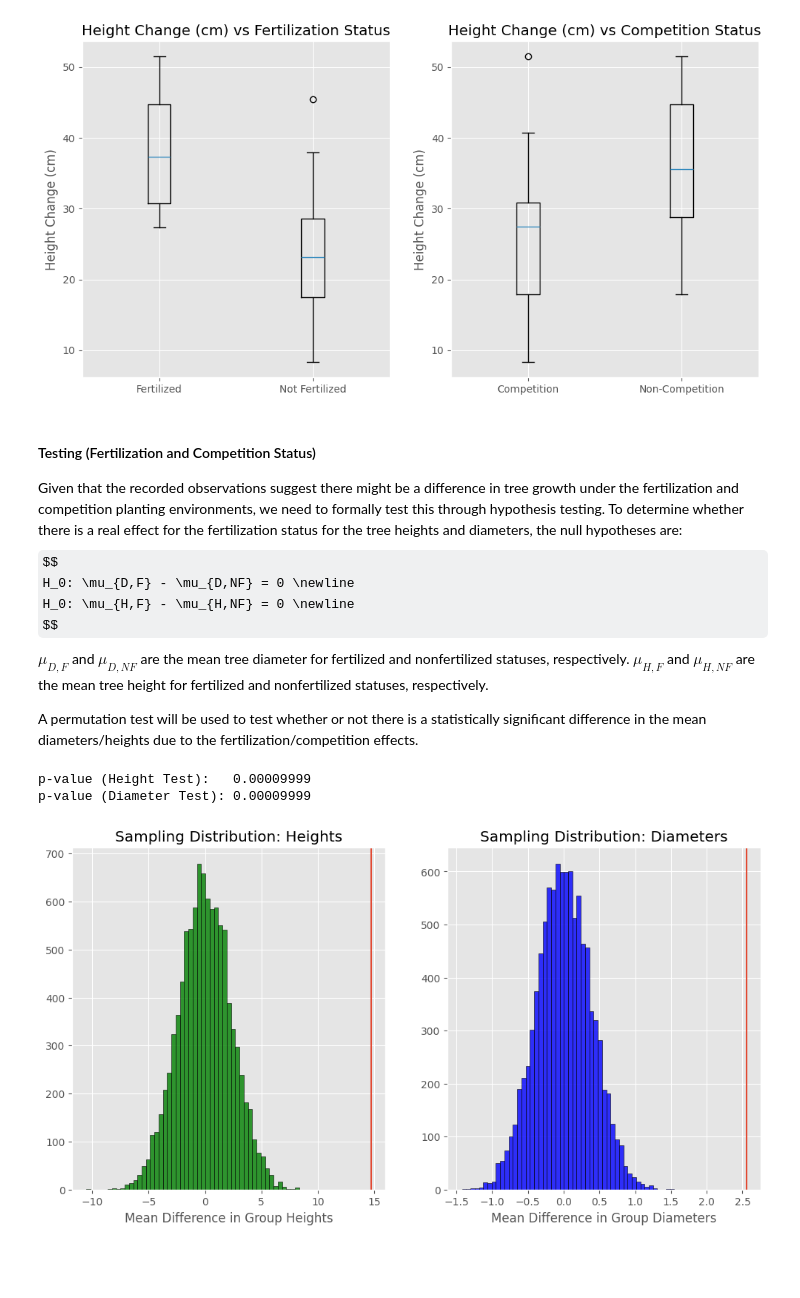
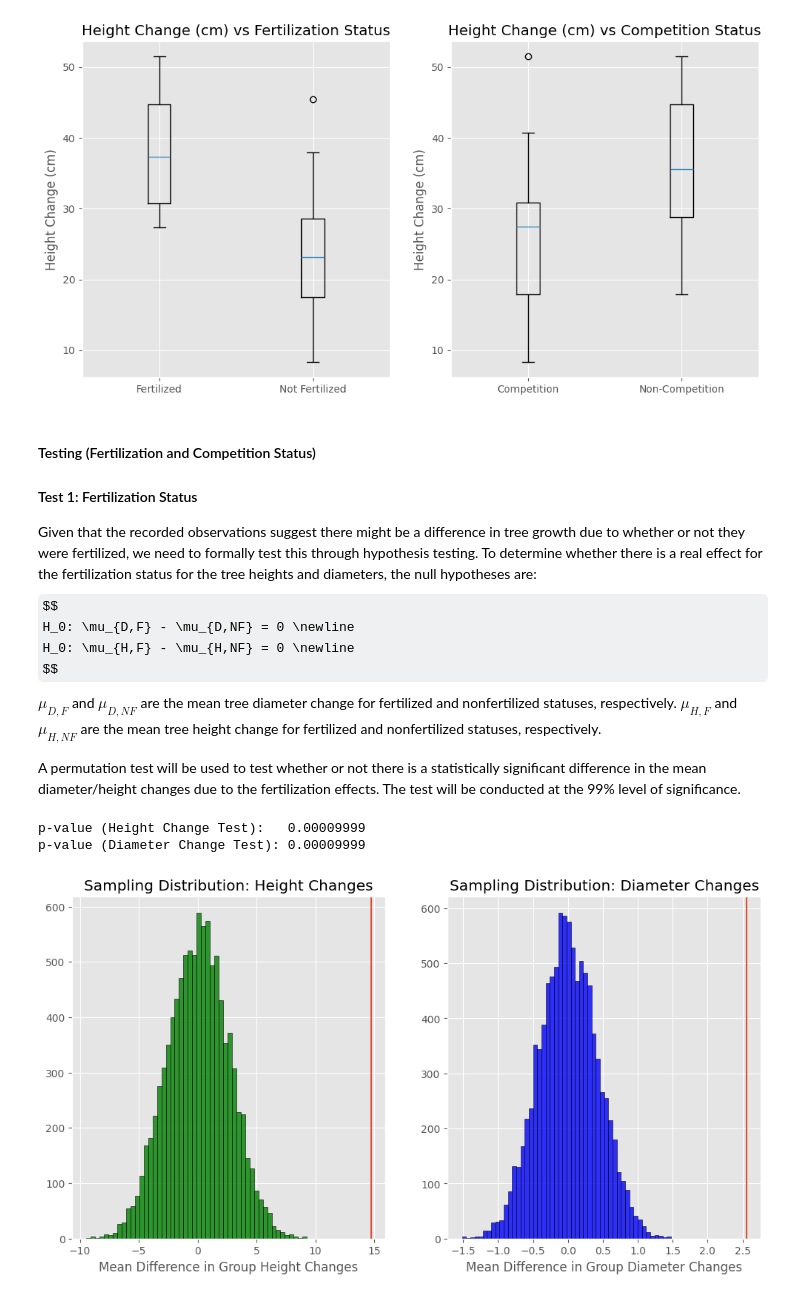
Before and after one commit to tzabilowicz/DataScience, a Jupyter notebook: case_studies/black_spruce.ipynb, the cells around one changed output. Saved outputs shown, nothing was run; the diff lists cells and outputs as text; code cells hidden in the pictures; some formulas as TeX source; blank space fills up the shorter version.

```diff
--- a/case_studies/black_spruce.ipynb
+++ b/case_studies/black_spruce.ipynb
@@ -181,14 +181,16 @@ Median Non-Competition Height Change (cm): 35.5500cm
 [figure]
 # %% [markdown]
 #### Testing (Fertilization and Competition Status)
-Given that the recorded observations suggest there might be a difference in tree growth under the fertilization and competition planting environments, we need to formally test this through hypothesis testing. To determine whether there is a real effect for the fertilization status for the tree heights and diameters, the null hypotheses are:
+
+#### Test 1: Fertilization Status
+Given that the recorded observations suggest there might be a difference in tree growth due to whether or not they were fertilized, we need to formally test this through hypothesis testing. To determine whether there is a real effect for the fertilization status for the tree heights and diameters, the null hypotheses are:
 $$
 H_0: \mu_{D,F} - \mu_{D,NF} = 0 \newline
 H_0: \mu_{H,F} - \mu_{H,NF} = 0 \newline
 $$
-$\mu_{D,F}$ and $\mu_{D,NF}$ are the mean tree diameter for fertilized and nonfertilized statuses, respectively. $\mu_{H,F}$ and $\mu_{H,NF}$ are the mean tree height for fertilized and nonfertilized statuses, respectively.
+$\mu_{D,F}$ and $\mu_{D,NF}$ are the mean tree diameter change for fertilized and nonfertilized statuses, respectively. $\mu_{H,F}$ and $\mu_{H,NF}$ are the mean tree height change for fertilized and nonfertilized statuses, respectively.
 
-A permutation test will be used to test whether or not there is a statistically significant difference in the mean diameters/heights due to the fertilization/competition effects.
+A permutation test will be used to test whether or not there is a statistically significant difference in the mean diameter/height changes due to the fertilization effects. The test will be conducted at the 99% level of significance.
 # %%
 T = 10_000
 
@@ -205,43 +207,43 @@ pooled_h = black_spruce["Ht.change"]
 t_stats_d = [0] * T
 t_stats_h = [0] * T
 
 for t in range(T):
     # Diameter permutation statistic
-    sample_1 = pooled_d.sample(n=N, replace=False)
-    sample_2 = pooled_d.iloc[~sample_1.index]
+    sample_1 = pooled_d.sample(n=N_d, replace=False)
+    sample_2 = pooled_d.drop(sample_1.index)
 
     t_stats_d[t] = sample_1.mean() - sample_2.mean()
 
     # Height permutation statistic
-    sample_1 = pooled_h.sample(n=N, replace=False)
-    sample_2 = pooled_h.iloc[~sample_1.index]
+    sample_1 = pooled_h.sample(n=N_h, replace=False)
+    sample_2 = pooled_h.drop(sample_1.index)
 
     t_stats_h[t] = sample_1.mean() - sample_2.mean()
 
 # Compute the permutation test p-values
 t_stats_d = np.array(t_stats_d)
 t_stats_h = np.array(t_stats_h)
 
 p_value_d = (sum(abs(t_stats_d) >= abs(t_obs_d)) + 1) / (T + 1)
 p_value_h = (sum(abs(t_stats_h) >= abs(t_obs_h)) + 1) / (T + 1)
 
-print(f"p-value (Height Test):   {p_value_h:.8f}")
-print(f"p-value (Diameter Test): {p_value_d:.8f}")
+print(f"p-value (Height Change Test):   {p_value_h:.8f}")
+print(f"p-value (Diameter Change Test): {p_value_d:.8f}")
 
 # Plot the sampling distributions
 fig, axs = plt.subplots(nrows=1, ncols=2, figsize=(12, 6))
 
 axs[0].hist(t_stats_h, bins=50, color="green", edgecolor="black", alpha=0.8)
 axs[0].axvline(t_obs_h)
-axs[0].set_xlabel("Mean Difference in Group Heights")
-axs[0].set_title("Sampling Distribution: Heights")
+axs[0].set_xlabel("Mean Difference in Group Height Changes")
+axs[0].set_title("Sampling Distribution: Height Changes")
 
 axs[1].hist(t_stats_d, bins=50, color="blue", edgecolor="black", alpha=0.8)
 axs[1].axvline(t_obs_d)
-axs[1].set_xlabel("Mean Difference in Group Diameters")
-axs[1].set_title("Sampling Distribution: Diameters")
+axs[1].set_xlabel("Mean Difference in Group Diameter Changes")
+axs[1].set_title("Sampling Distribution: Diameter Changes")
 plt.show()
 # %% [output]
-p-value (Height Test):   0.00009999
-p-value (Diameter Test): 0.00009999
+p-value (Height Change Test):   0.00009999
+p-value (Diameter Change Test): 0.00009999
-[figure, old version]
+[figure, new version]
```
Also changed, not shown: parts of 12 cells of this notebook, 1 other file.
